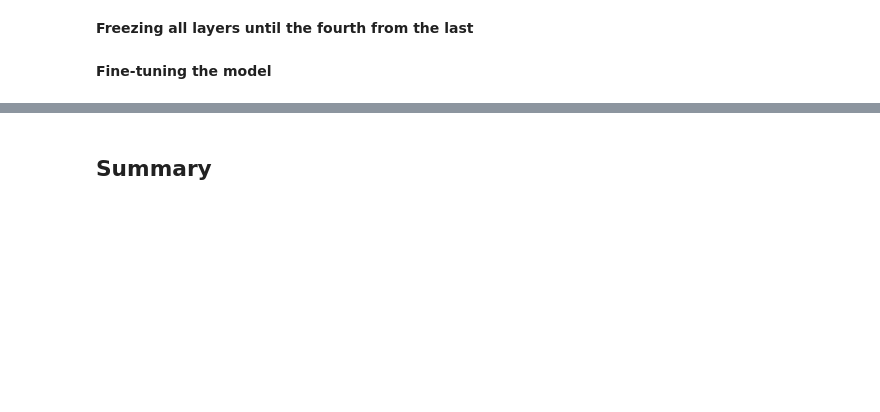
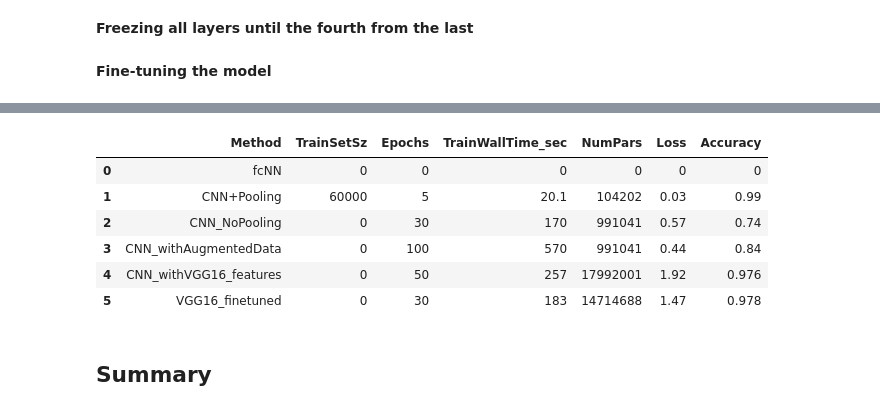
Before and after one commit to ftk1000/deep-learning-with-python-notebooks, a Jupyter notebook: chapter08_intro-to-dl-for-computer-vision.ipynb, the cells around one changed output, grey strips where cells are left out. Cells and saved outputs as stored; diff of their text form; code cells hidden in the pictures; blank space fills up the shorter version.

```diff
--- a/chapter08_intro-to-dl-for-computer-vision.ipynb
+++ b/chapter08_intro-to-dl-for-computer-vision.ipynb
@@ -791,7 +791,3 @@ Total params: 17992001 (68.63 MB)
 Trainable params: 3277313 (12.50 MB)
 Non-trainable params: 14714688 (56.13 MB)
 _________________________________________________________________
-# %%
-i=4
-d.loc[i,:] = ['CNN_withVGG16_features', 0,50, 257,17992001, 0.,0.]
-d
@@ -813,0 +812,4 @@ ValueError: Requested the deserialization of a Lambda layer with a Python `lambd
+# %%
+i=4
+d.loc[i,:] = ['CNN_withVGG16_features', 0,50, 257,17992001, 1.92,0.976]
+d
@@ -846,2 +895,14 @@ print(f"Test accuracy: {test_acc:.3f}")
+# %%
+i=5
+d.loc[i,:] = ['VGG16_finetuned', 0,30, 183,14714688, 1.47,0.978]
+d
+# %% [output]
+|  | Method | TrainSetSz | Epochs | TrainWallTime_sec | NumPars | Loss | Accuracy |
+| 0 | fcNN | 0 | 0 | 0 | 0 | 0 | 0 |
+| 1 | CNN+Pooling | 60000 | 5 | 20.1 | 104202 | 0.03 | 0.99 |
+| 2 | CNN_NoPooling | 0 | 30 | 170 | 991041 | 0.57 | 0.74 |
+| 3 | CNN_withAugmentedData | 0 | 100 | 570 | 991041 | 0.44 | 0.84 |
+| 4 | CNN_withVGG16_features | 0 | 50 | 257 | 17992001 | 1.92 | 0.976 |
+| 5 | VGG16_finetuned | 0 | 30 | 183 | 14714688 | 1.47 | 0.978 |
 # %% [markdown]
 ## Summary
```
Also changed, not shown: parts of 7 cells of this notebook.
